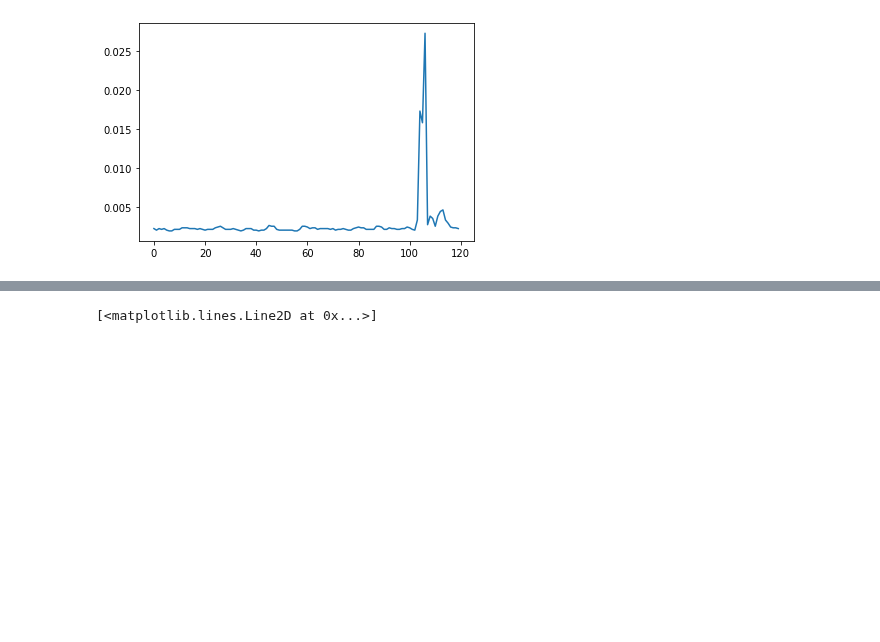
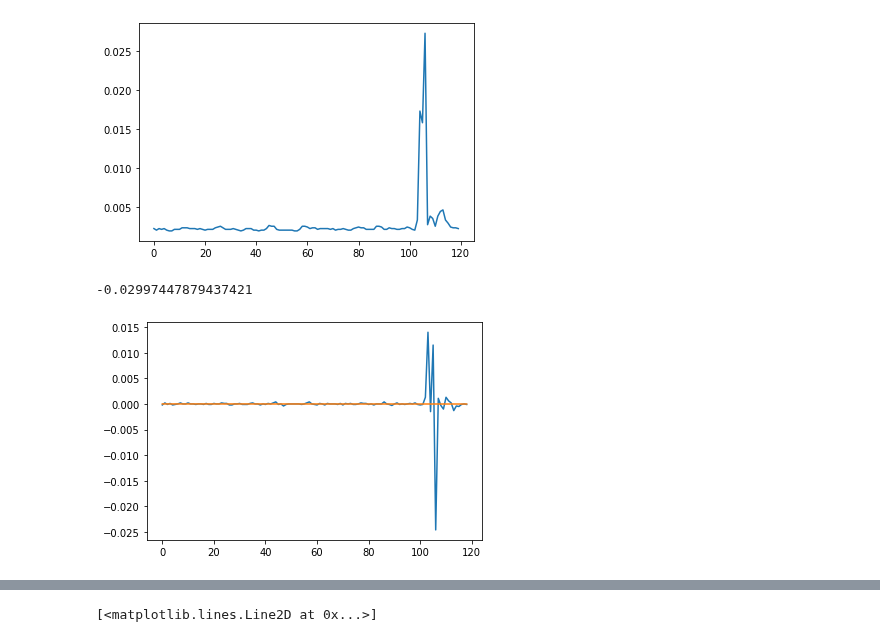
Before and after one commit to ai4sre/meltria-analyzer, a Jupyter notebook: notebooks/ar-based-ad.ipynb, the cells around one changed output, grey strips where cells are left out. Drawn from its saved outputs; the diff is of its cells as text; code cells hidden in the pictures; blank space fills up the shorter version.

```diff
--- a/notebooks/ar-based-ad.ipynb
+++ b/notebooks/ar-based-ad.ipynb
@@ -14,6 +14,17 @@ plt.plot(short_spike_series)
 # %% [output]
 [<matplotlib.lines.Line2D at 0x...>]
 [figure]
+# %%
+from statsmodels.regression.linear_model import OLS
+
+diff_spike_series = np.diff(short_spike_series)
+plt.plot(diff_spike_series)
+pm = OLS(diff_spike_series, np.arange(119)).fit()
+plt.plot(pm.predict())
+pm.tvalues[0]
+# %% [output]
+-0.02997447879437421
+[figure, added]
 # %%
 from numpy.lib.stride_tricks import sliding_window_view
 from statsmodels.tsa.ar_model import ar_select_order, AutoReg
```
Also changed, not shown: parts of 5 cells of this notebook.
